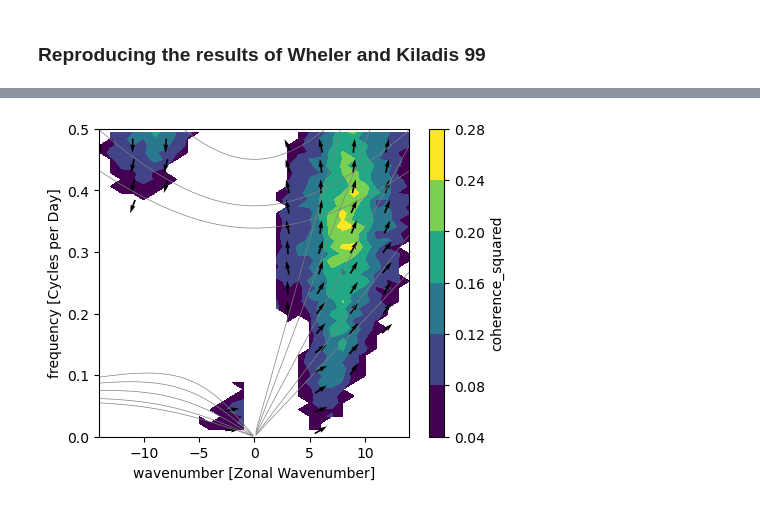
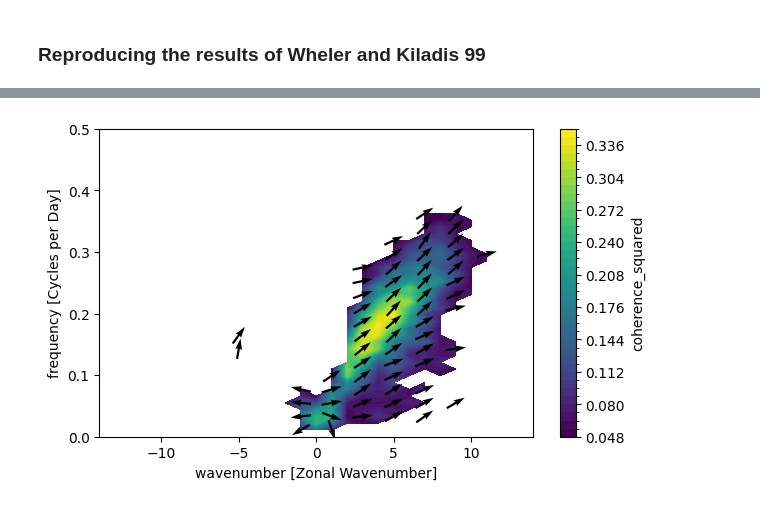
Before and after one commit to mpimet/pywk99, a Jupyter notebook: examples/cross_spectra.ipynb, the cells around one changed output, grey strips where cells are left out. Cells and saved outputs as stored; diff of their text form; code cells hidden in the pictures.

Commit message:
refactoring coherence plotting

```diff
--- a/examples/cross_spectra.ipynb
+++ b/examples/cross_spectra.ipynb
@@ -24,3 +14,24 @@ variables = variables.sortby("lat")
+# %%
+olr = xr.load_dataset("data/olr.2xdaily.1979-2022.nc").sel(
+    time=slice("1979", "2022"),
+    lat=slice(15,-15)
+    ).resample({"time": "1D"}).mean().olr.compute()
+low_temp = xr.load_dataset("data/lowtropo_temp.2xdaily.1979-2022.nc").sel(
+    time=slice("1979", "2022"),
+    lat=slice(15, -15)
+    ).drop("plev").var130.resample({"time": "1D"}).mean().squeeze()
+# precip = xr.load_dataset("data/gpcp.daily.nc").sel(
+#     time=slice("1997", "2018"),
+#     lat=slice(15, -15)
+#     ).precip
+# precip = precip.where(precip.notnull(), 0.0)
+# slp = xr.open_mfdataset("data/slp.19*.nc").sel(
+#     time=slice("1997", "2018"),
+#     lat=slice(15, -15)
+#     ).slp.compute()
+# %%
+variables = xr.Dataset({"olr": olr, "low_temp": low_temp})
+variables = variables.sortby("lat")
 # %%
 variables_normalized = remove_linear_trend(variables)
 variables_normalized = remove_seasonal_cycle(variables_normalized)
@@ -28,12 +39,11 @@ variables_normalized = remove_seasonal_cycle(variables_normalized)
 window_length = "92D"
 overlap_length = "60D"
 data_frequency = "1D"
-taper_alpha = 0.1
-symmetric_spectrum = get_cross_spectrum(
-    variables_normalized,
+taper_alpha = 0.5
+cross_spectrum = get_cross_spectrum(
+    variables_normalized[["olr","low_temp"]],
     "symmetric",
     data_frequency,
     window_length,
     overlap_length,
-    taper_alpha=taper_alpha,
-)
+    taper_alpha=taper_alpha)
@@ -48,12 +50,12 @@ v = v.where(coh2 > COHERENCE_THRESHOLD, drop=True)
-# %%
-fig, ax = plt.subplots(1 , 1, figsize=(5, 4))
-coh2.plot.contourf(ax=ax)
-stride = 3
-ax.quiver(u.wavenumber[::stride],
-          u.frequency[::stride],
-          u[::stride,::stride],
-          v[::stride,::stride],
-          angles="uv", pivot='mid', units='x', width=0.15)
-plot_dispersion_relations("symmetric", ax, w_max=0.5)
-# %% [output]
-[figure, removed]
+# %%
+# Define regions with spectrum artifacts
+flagged_window1 = get_box_filter_window(13.5, 14.5, 0.08, 0.15)
+flagged_window2 = get_box_filter_window(13.5, 14.5, 0.18, 0.25)
+flagged_window3 = get_box_filter_window(-14.5, -5, 0.75, 1)
+flagged_windows = flagged_window1.union(flagged_window2).union(flagged_window3)
+# %%
+fig, ax = plt.subplots(1 , 1, figsize=(7, 4))
+plot_coherence(cross_spectrum, coherence_threshold=0.05, ax=ax, cmap="viridis", w_max=0.5, flagged_windows=flagged_windows)
+plot_phase_arrows(cross_spectrum, coherence_threshold=0.05, stride=2, ax=ax, flagged_windows=flagged_windows)
+# %% [output]
+[figure, added]
```
Also changed, not shown: parts of 4 cells of this notebook, 3 other files.
